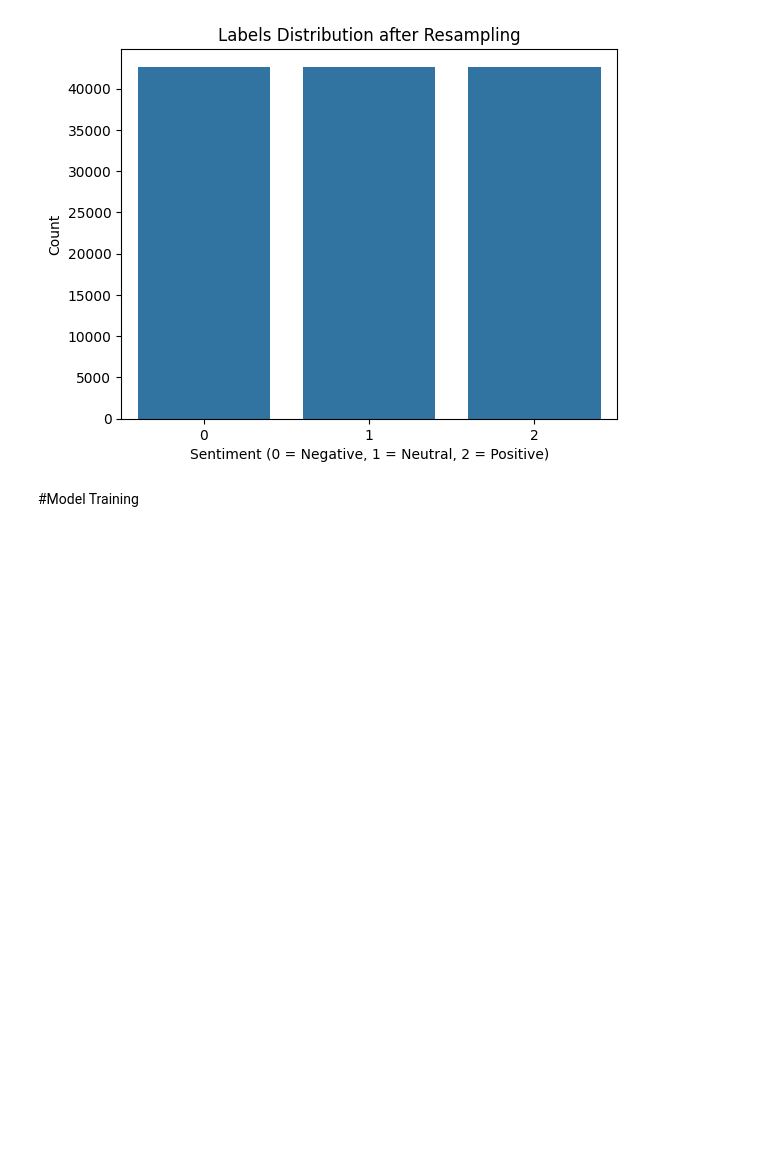
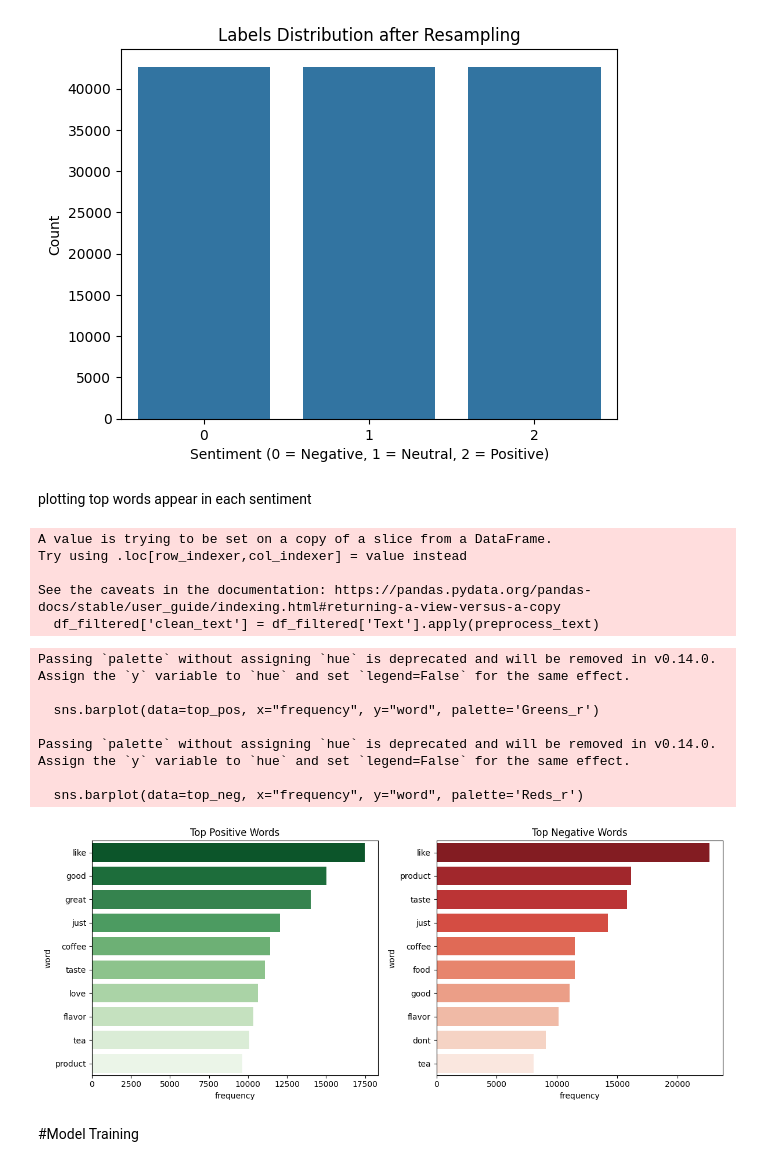
Before and after one commit to Adam556678/Python-Sentiment-Analysis, a Jupyter notebook: Sentiment_Analysis.ipynb, the cells around one changed output. Drawn from its saved outputs; the diff is of its cells as text; code cells hidden in the pictures; blank space fills up the shorter version.

```diff
--- a/Sentiment_Analysis.ipynb
+++ b/Sentiment_Analysis.ipynb
@@ -85,6 +89,80 @@ resampled_df = pd.concat([X_df_resampled, y_df_resampled], axis=1)
 plot_sent_labels_count(data=resampled_df, title='Labels Distribution after Resampling')
 # %% [output]
 [figure]
+# %% [markdown]
+plotting top words appear in each sentiment
+# %%
+import re
+from bs4 import BeautifulSoup
+
+# filtering dataset for negative & postive sentiments
+df_filtered = resampled_df[resampled_df['label'].isin([0, 2])]
+
+def preprocess_text(text):
+    # Remove HTML tags like <br>
+    text = BeautifulSoup(text, "html.parser").get_text()
+
+    text = text.lower()
+    text = re.sub(r'[^a-z\s]', '', text)  # remove punctuation/numbers
+
+    return text
+
+df_filtered['clean_text'] = df_filtered['Text'].apply(preprocess_text)
+# %% [output]
+A value is trying to be set on a copy of a slice from a DataFrame.
+Try using .loc[row_indexer,col_indexer] = value instead
+
+See the caveats in the documentation: https://pandas.pydata.org/pandas-docs/stable/user_guide/indexing.html#returning-a-view-versus-a-copy
+  df_filtered['clean_text'] = df_filtered['Text'].apply(preprocess_text)
+# %%
+# splitting data by labels
+positive_texts = df_filtered[df_filtered["label"] == 2]['clean_text']
+negative_texts = df_filtered[df_filtered["label"] == 0]['clean_text']
+# %%
+from sklearn.feature_extraction.text import CountVectorizer
+
+vectorizer = CountVectorizer(stop_words='english', max_features=1000)
+vectorizer.fit(df_filtered['clean_text'])
+
+pos_matrix = vectorizer.transform(positive_texts)
+neg_matrix = vectorizer.transform(negative_texts)
+
+# get word frequencies
+pos_freq = pos_matrix.sum(axis=0).A1
+neg_freq = neg_matrix.sum(axis=0).A1
+
+words = vectorizer.get_feature_names_out()
+
+# create DataFrames
+pos_df = pd.DataFrame({'word': words, 'frequency': pos_freq})
+neg_df = pd.DataFrame({'word': words, 'frequency': neg_freq})
+
+top_pos = pos_df.sort_values(by='frequency', ascending=False).head(10)
+top_neg = neg_df.sort_values(by='frequency', ascending=False).head(10)
+# %%
+plt.figure(figsize=(12, 5))
+
+# plot positive words
+plt.subplot(1, 2, 1)
+sns.barplot(data=top_pos, x="frequency", y="word", palette='Greens_r')
+plt.title('Top Positive Words')
+
+# plot negative words
+plt.subplot(1, 2, 2)
+sns.barplot(data=top_neg, x="frequency", y="word", palette='Reds_r')
+plt.title('Top Negative Words')
+
+plt.tight_layout()
+plt.show()
+# %% [output]
+Passing `palette` without assigning `hue` is deprecated and will be removed in v0.14.0. Assign the `y` variable to `hue` and set `legend=False` for the same effect.
+
+  sns.barplot(data=top_pos, x="frequency", y="word", palette='Greens_r')
+
+Passing `palette` without assigning `hue` is deprecated and will be removed in v0.14.0. Assign the `y` variable to `hue` and set `legend=False` for the same effect.
+
+  sns.barplot(data=top_neg, x="frequency", y="word", palette='Reds_r')
+[figure, added]
 # %% [markdown]
 #Model Training
 # %% [markdown]
```
Also changed, not shown: parts of 27 cells of this notebook.
